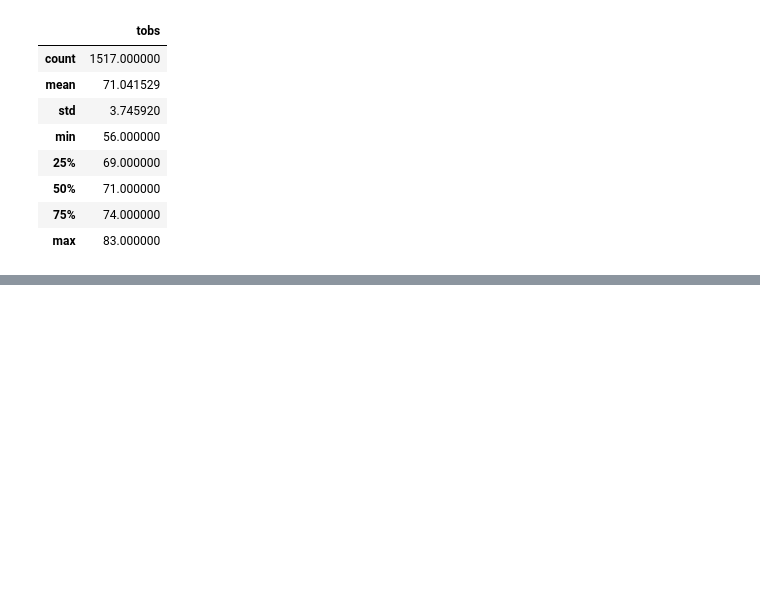
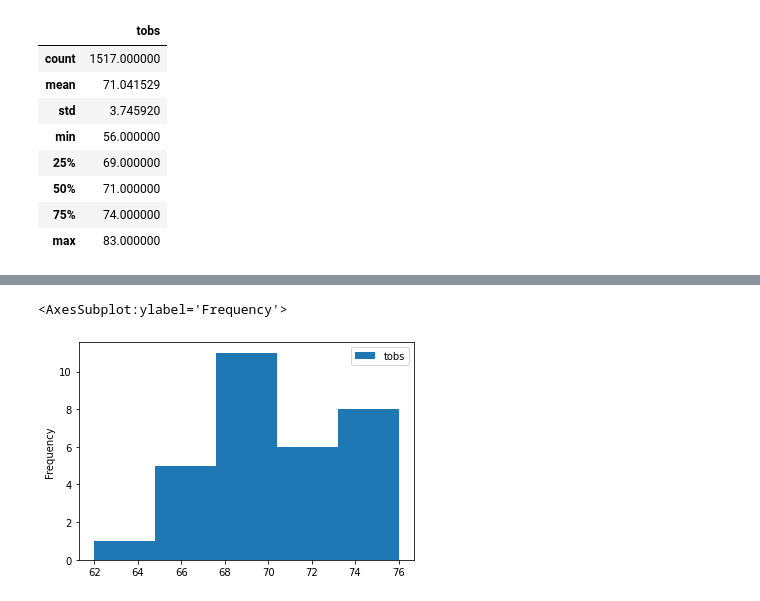
Before and after one commit to mshariqnaeem/surfs_up, a Jupyter notebook: SurfsUp_Challenge.ipynb, the cells around one changed output, grey strips where cells are left out. Saved outputs shown, nothing was run; the diff lists cells and outputs as text; code cells hidden in the pictures; blank space fills up the shorter version.

```diff
--- a/SurfsUp_Challenge.ipynb
+++ b/SurfsUp_Challenge.ipynb
@@ -77,0 +130,15 @@ dec_df.describe()
+# %%
+# All tempertures for December month at the most active station in Oahu
+results_dec_summ = session.query(Measurement.tobs).\
+filter(Measurement.date >= '2016-12-01').\
+filter(Measurement.date <= '2016-12-31').\
+filter(Measurement.station == 'USC00519281').all()
+# %%
+# A Dataframe for tempertures for December month at the most active station in Oahu
+dec_summ_df = pd.DataFrame(results_dec_summ, columns=['tobs'])
+
+# A histogram for tempertures for December month at the most active station in Oahu
+dec_summ_df.plot.hist(bins=5)
+# %% [output]
+<AxesSubplot:ylabel='Frequency'>
+[figure, added]
```
Also changed, not shown: parts of 7 cells of this notebook.
